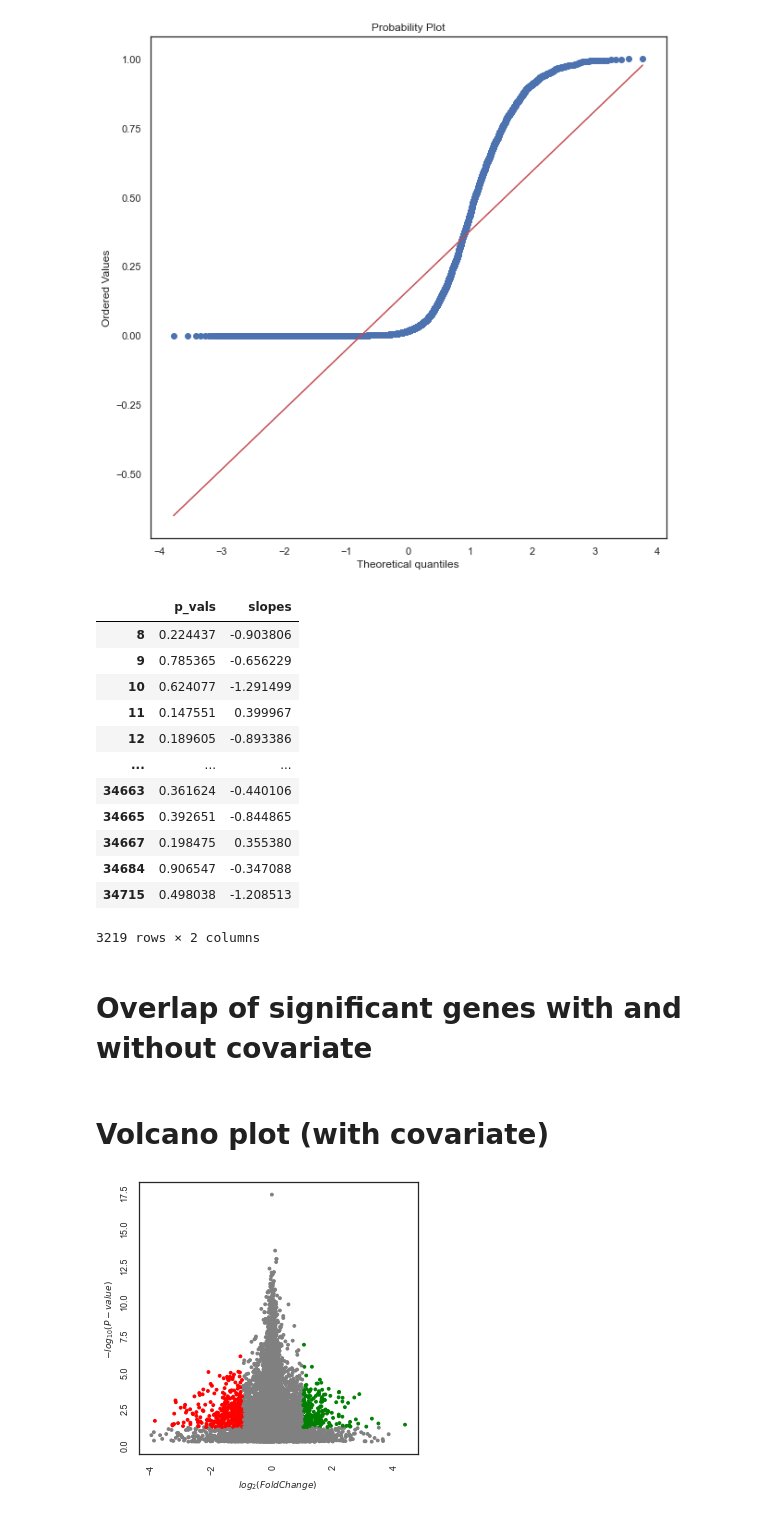
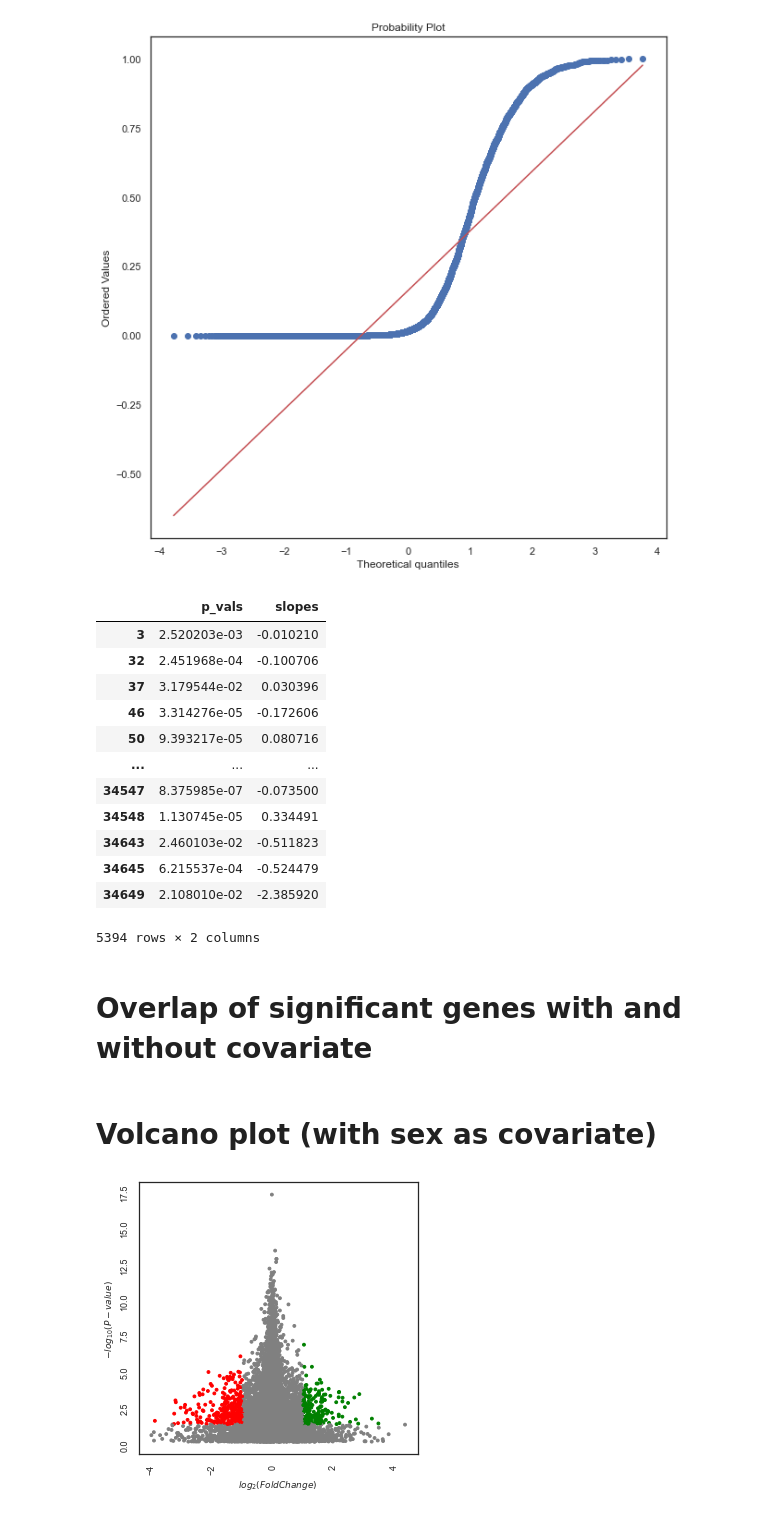
Before and after one commit to bdavi119/qbb2021-answers, a Jupyter notebook: 09-week-hw/assignment_09.ipynb, the cells around one changed output. Cells and saved outputs as stored; diff of their text form; code cells hidden in the pictures.

```diff
--- a/09-week-hw/assignment_09.ipynb
+++ b/09-week-hw/assignment_09.ipynb
@@ -132,7 +131,6 @@ df_T
 16 rows × 8615 columns
 # %%
 X = df_T['stage']
-X = sm.add_constant(X)
 p_vals = []
 slopes = []
 index = []
@@ -140,7 +138,7 @@ index = []
 for idx, col in df_T.iteritems():
     if idx == 'stage' or idx == 'sex':
         continue
-    model = sm.OLS(col, X)
+    model = smf.ols(formula='col ~ X', data=df_T)
     results = model.fit()
 
     p_vals.append(results.pvalues[0])
@@ -171,8 +169,8 @@ plt.show()
 # %% [output]
 [figure]
 # %%
-rej = multipletests(df_all_genes['p_vals'], alpha=0.1, method='fdr_bh')[0]
-df_sig = df_all_genes[~rej]
+reject = multipletests(df_all_genes['p_vals'], alpha=0.1, method='fdr_bh')[0]
+df_sig = df_all_genes[reject]
 
 set_sig = set()
 f = open('genes_expressed_by_stage_no_covar.txt', 'w')
@@ -242,10 +239,12 @@ plt.show()
 # %% [output]
 [figure]
 # %%
-rej = multipletests(df_all_genes_wsex['p_vals'], alpha=0.1, method='fdr_bh')[0]
-df_sig_wsex = df_all_genes_wsex[~rej]
+reject = multipletests(df_all_genes_wsex['p_vals'], alpha=0.1, method='fdr_bh')[0]
+df_sig_wsex = df_all_genes_wsex[reject]
 
 set_sig_wsex = set()
+pos_sig = []
+neg_sig = []
 f = open('genes_expressed_by_stage_with_covar.txt', 'w')
 for idx in df_sig_wsex.index:
     set_sig_wsex.add(idx)
@@ -254,22 +253,29 @@ for idx in df_sig_wsex.index:
 
     f.write(gname + '\t' + tname + '\n')
 
+    if df_sig_wsex.loc[idx,'slopes'] > 0:
+        pos_sig.append(df_sig_wsex.loc[idx,'p_vals'])
+    elif df_sig_wsex.loc[idx,'slopes'] < 0:
+        neg_sig.append(df_sig_wsex.loc[idx,'p_vals'])
+
 f.close()
+pos_sig = max(pos_sig)
+neg_sig = max(neg_sig)
 df_sig_wsex
 # %% [output]
 |  | p_vals | slopes |
-| 8 | 0.224437 | -0.903806 |
-| 9 | 0.785365 | -0.656229 |
-| 10 | 0.624077 | -1.291499 |
-| 11 | 0.147551 | 0.399967 |
-| 12 | 0.189605 | -0.893386 |
+| 3 | 2.520203e-03 | -0.010210 |
+| 32 | 2.451968e-04 | -0.100706 |
+| 37 | 3.179544e-02 | 0.030396 |
+| 46 | 3.314276e-05 | -0.172606 |
+| 50 | 9.393217e-05 | 0.080716 |
 | ... | ... | ... |
-| 34663 | 0.361624 | -0.440106 |
-| 34665 | 0.392651 | -0.844865 |
-| 34667 | 0.198475 | 0.355380 |
-| 34684 | 0.906547 | -0.347088 |
-| 34715 | 0.498038 | -1.208513 |
+| 34547 | 8.375985e-07 | -0.073500 |
+| 34548 | 1.130745e-05 | 0.334491 |
+| 34643 | 2.460103e-02 | -0.511823 |
+| 34645 | 6.215537e-04 | -0.524479 |
+| 34649 | 2.108010e-02 | -2.385920 |
-3219 rows × 2 columns
+5394 rows × 2 columns
 # %% [markdown]
 # Overlap of significant genes with and without covariate
 # %%
@@ -281,12 +287,12 @@ f.write('Percentage of significant genes that are also detected when controlling
 f.write(str(percent_overlap) + ' %\n')
 f.close()
 # %% [markdown]
-# Volcano plot (with covariate)
+# Volcano plot (with sex as covariate)
 # %%
 for_volcano = pd.DataFrame(list(zip(slopes_wsex, p_vals_wsex)),
-                           columns =['slopes', 'p_values'])
+                           columns=['slopes', 'p_values'])
 
 visuz.gene_exp.volcano(df=for_volcano, lfc='slopes', pv='p_values',
-                       show=True, pv_thr=(0.1, 0.1))
+                       show=True, pv_thr=(neg_sig, pos_sig))
 # %% [output]
-[figure, old version]
+[figure, new version]
```
Also changed, not shown: parts of 4 cells of this notebook, 4 other files.
